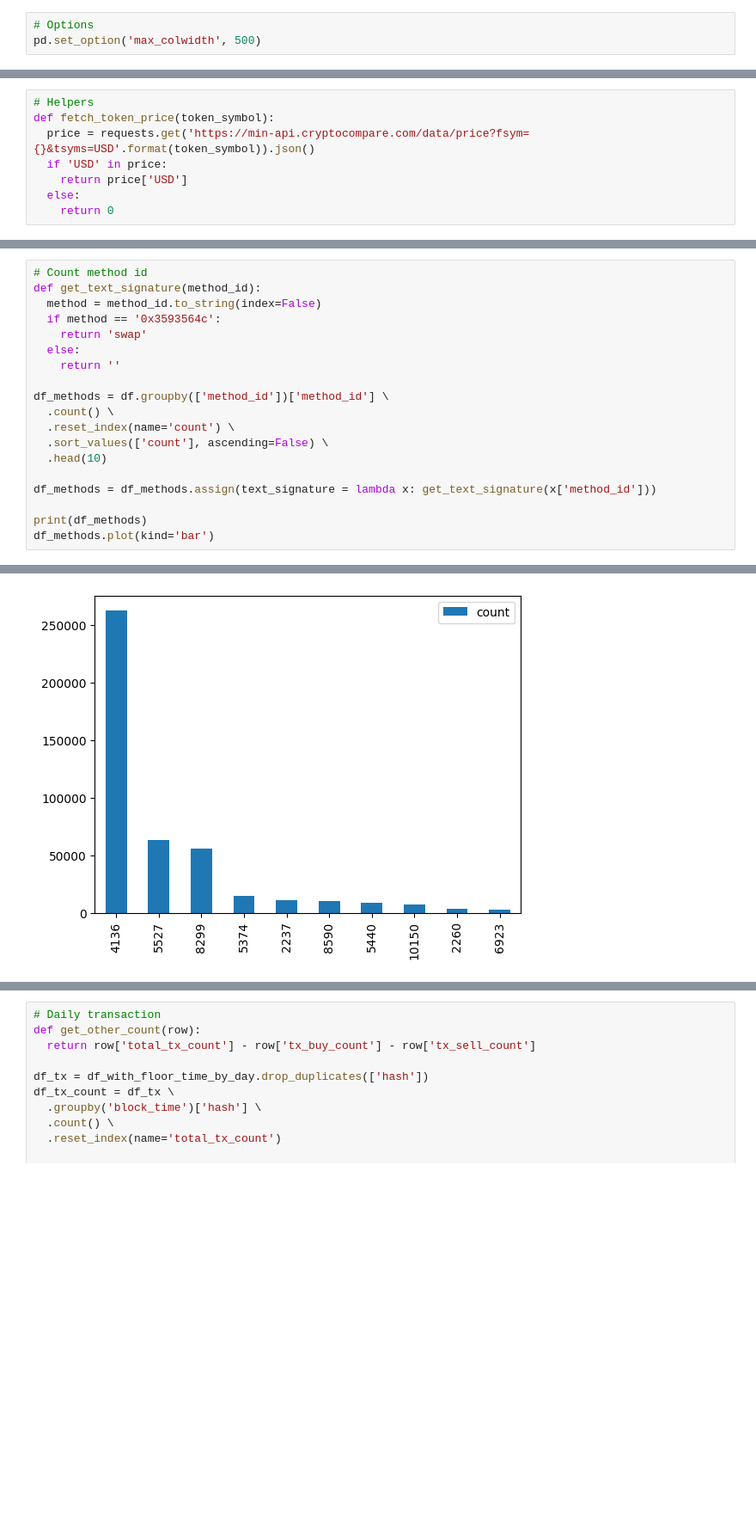
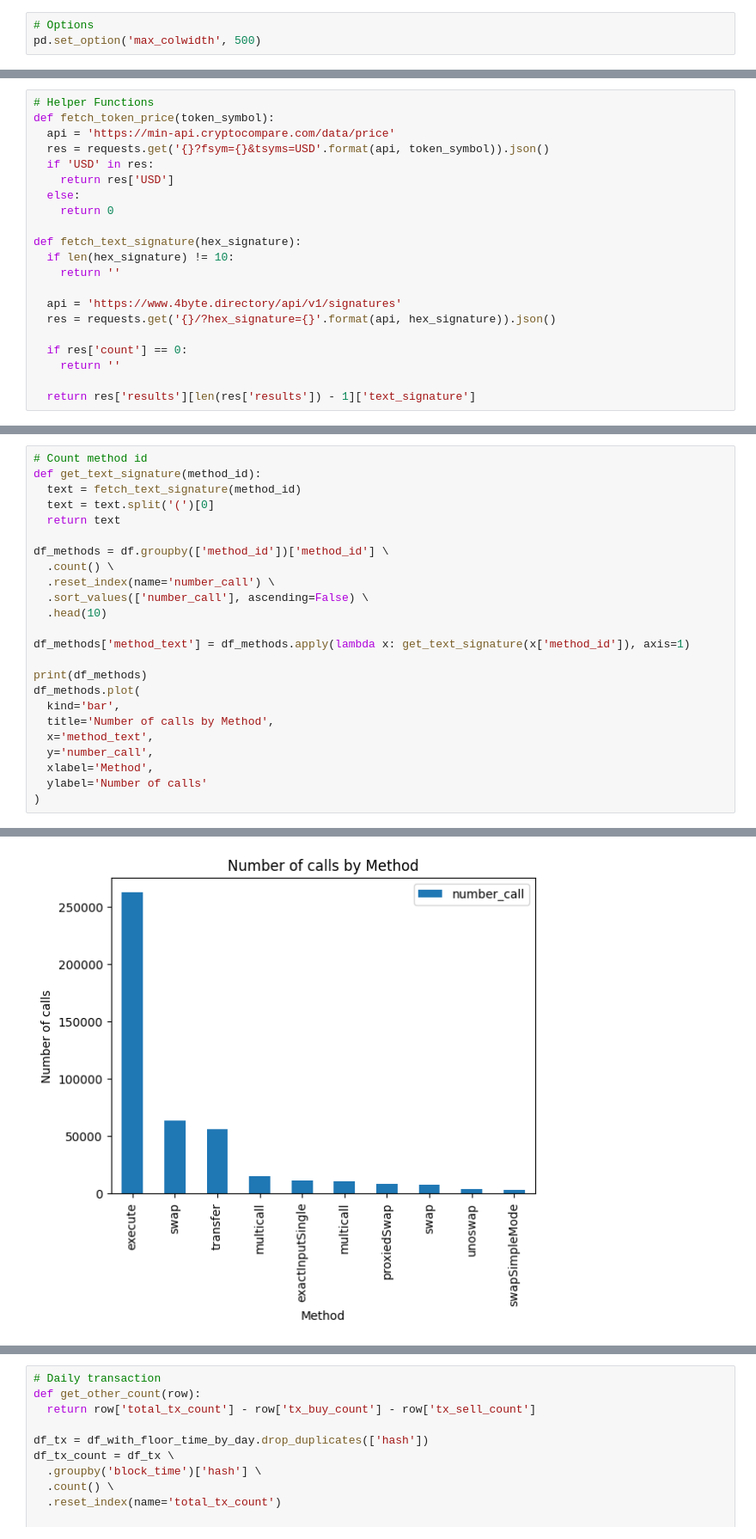
Before and after one commit to bazhkha/pepe-coin-analytics, a Jupyter notebook: index.ipynb, the cells around one changed output, grey strips where cells are left out. Shown at 86% size. Drawn from its saved outputs; the diff is of its cells as text; blank space fills up the shorter version.

```diff
--- a/index.ipynb
+++ b/index.ipynb
@@ -19,13 +19,26 @@ df.head()
 | 3 | 2023-04-14 17:34:47.000 UTC | 17046900.0 | 0xc3760b499850b19d8f266dc10349d70... | 1000000000000000 | 0.004451 | 5.0 | 0xfbfeaf0da0f2fde5c66df570133ae35... | 0xef1c6e67703c7bd7107eed8303fbe6e... | 0x3593564c | 0xa43fe16908251ee70ef74718545e4fe... | ... |
 | 4 | 2023-04-14 19:46:59.000 UTC | 17047545.0 | 0x08153c0546e4f73b178edae90d1e30f... | 13000034453500519 | 0.009752 | 12056.0 | 0xaf2358e98683265cbd3a48509123d39... | 0x7a250d5630b4cf539739df2c5dacb4c... | 0x7ff36ab5 | 0xa43fe16908251ee70ef74718545e4fe... | ... |
 # %%
-# Helpers
+# Helper Functions
 def fetch_token_price(token_symbol):
-  price = requests.get('https://min-api.cryptocompare.com/data/price?fsym={}&tsyms=USD'.format(token_symbol)).json()
-  if 'USD' in price:
-    return price['USD']
+  api = 'https://min-api.cryptocompare.com/data/price'
+  res = requests.get('{}?fsym={}&tsyms=USD'.format(api, token_symbol)).json()
+  if 'USD' in res:
+    return res['USD']
   else:
     return 0
+
+def fetch_text_signature(hex_signature):
+  if len(hex_signature) != 10:
+    return ''
+
+  api = 'https://www.4byte.directory/api/v1/signatures'
+  res = requests.get('{}/?hex_signature={}'.format(api, hex_signature)).json()
+
+  if res['count'] == 0:
+    return ''
+
+  return res['results'][len(res['results']) - 1]['text_signature']
 # %%
 # Overview
 start_time = df['block_time'].iloc[0]
@@ -84,20 +85,25 @@ df_fresh_nonce[['block_time', 'hash', 'from', 'amount_usd']] \
 # %%
 # Count method id
 def get_text_signature(method_id):
-  method = method_id.to_string(index=False)
-  if method == '0x3593564c':
-    return 'swap'
-  else:
-    return ''
+  text = fetch_text_signature(method_id)
+  text = text.split('(')[0]
+  return text
 
 df_methods = df.groupby(['method_id'])['method_id'] \
   .count() \
-  .reset_index(name='count') \
-  .sort_values(['count'], ascending=False) \
+  .reset_index(name='number_call') \
+  .sort_values(['number_call'], ascending=False) \
   .head(10)
 
-df_methods = df_methods.assign(text_signature = lambda x: get_text_signature(x['method_id']))
+df_methods['method_text'] = df_methods.apply(lambda x: get_text_signature(x['method_id']), axis=1)
 
 print(df_methods)
-df_methods.plot(kind='bar')
+df_methods.plot(
+  kind='bar',
+  title='Number of calls by Method',
+  x='method_text',
+  y='number_call',
+  xlabel='Method',
+  ylabel='Number of calls'
+)
 # %% [output]
@@ -116,4 +122,4 @@ df_methods.plot(kind='bar')
-[figure, old version]
+[figure, new version]
 # %%
 # Format block time
 columns = [
```
Also changed, not shown: parts of 5 cells of this notebook.
